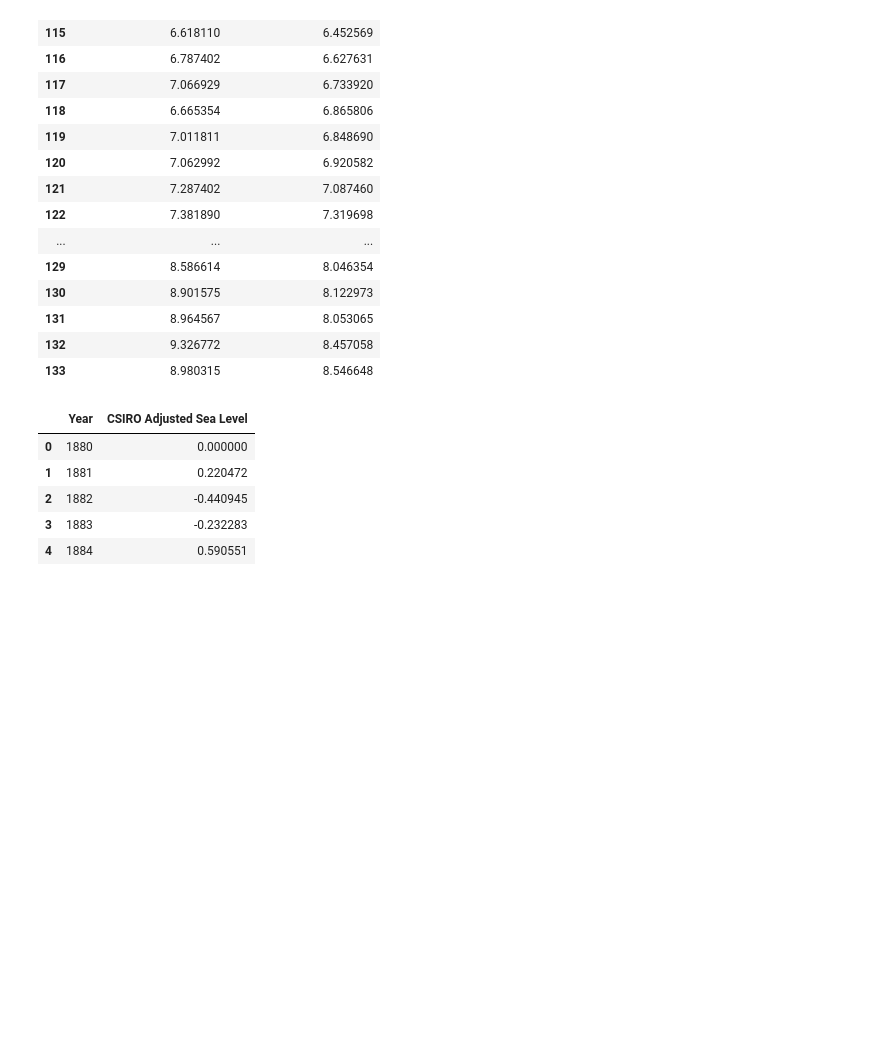
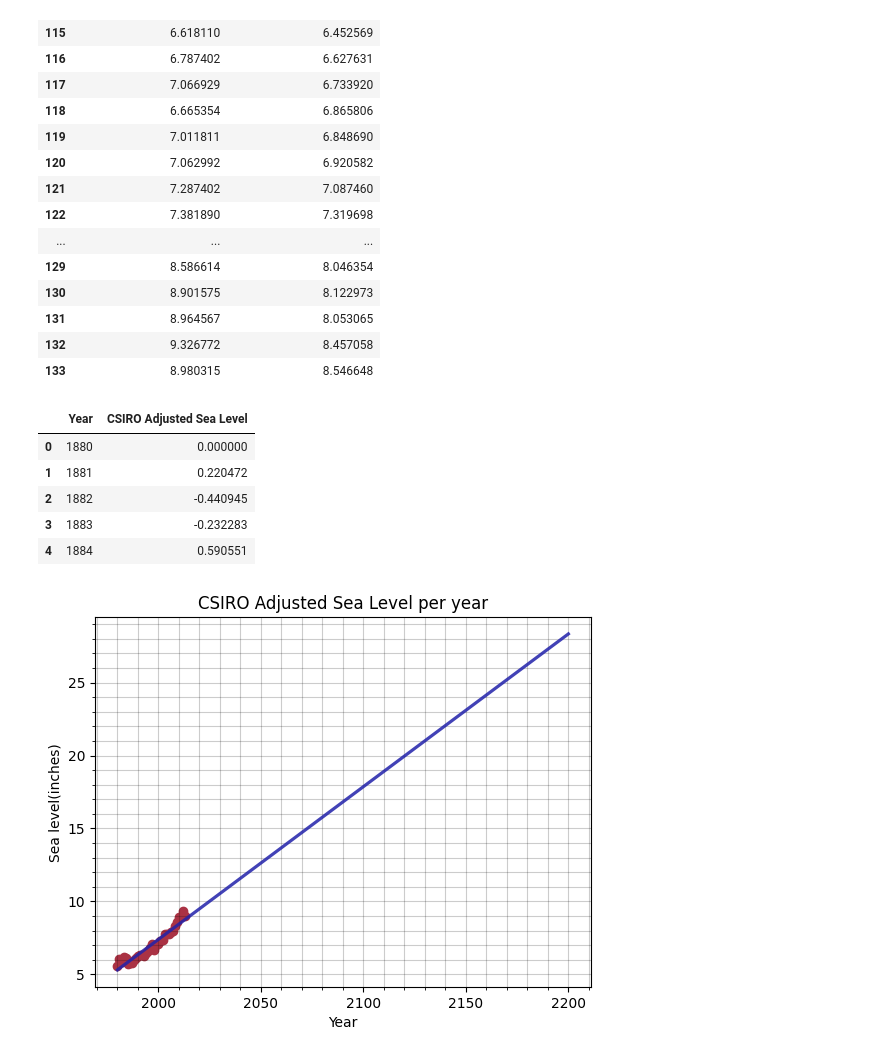
Before and after one commit to Ganushkevych/Sea_Level_Predictor, a Jupyter notebook: Sea_Level_Predictor.ipynb, the cells around one changed output. Drawn from its saved outputs; the diff is of its cells as text; code cells hidden in the pictures; blank space fills up the shorter version.

Commit message:
Data Visualization

```diff
--- a/Sea_Level_Predictor.ipynb
+++ b/Sea_Level_Predictor.ipynb
@@ -56,3 +56,38 @@ data.head()
 | 2 | 1882 | -0.440945 |
 | 3 | 1883 | -0.232283 |
 | 4 | 1884 | 0.590551 |
+# %%
+def plot_scatter_with_line(data, start=False, end=False):
+  extend=False
+  x_min = data.iloc[:, 0].iloc[0]
+  x_max = data.iloc[:, 0].iloc[-1]
+  start = start if start > x_min and start < x_max else x_min
+  if end <= x_max:
+    end = end if end > x_min else x_max
+  else:
+    extend = end + 1
+
+  data = data[(data.iloc[:, 0] >= start) & (data.iloc[:, 0] <= end)]
+  x = data.iloc[:, 0]
+  y = data.iloc[:, 1]
+
+  plt.scatter(x, y, color='#aa3244')
+  slope, intercept = linregress(x, y)[:2]
+  if extend:
+    x = pd.concat([x, pd.Series(range(x_max, extend))])
+  line_of_best_fit = slope*x + intercept
+
+  plt.plot(x, line_of_best_fit, color='#2222aada', linewidth=2.3)
+
+  plt.title('CSIRO Adjusted Sea Level per year')
+  plt.ylabel('Sea level(inches)')
+  plt.xlabel('Year')
+
+  plt.grid(True, 'both', alpha=0.2, color='black')
+  plt.minorticks_on()
+# %%
+start = 1980
+end = 2200
+plot_scatter_with_line(data, start=start, end=end)
+# %% [output]
+[figure, added]
```
